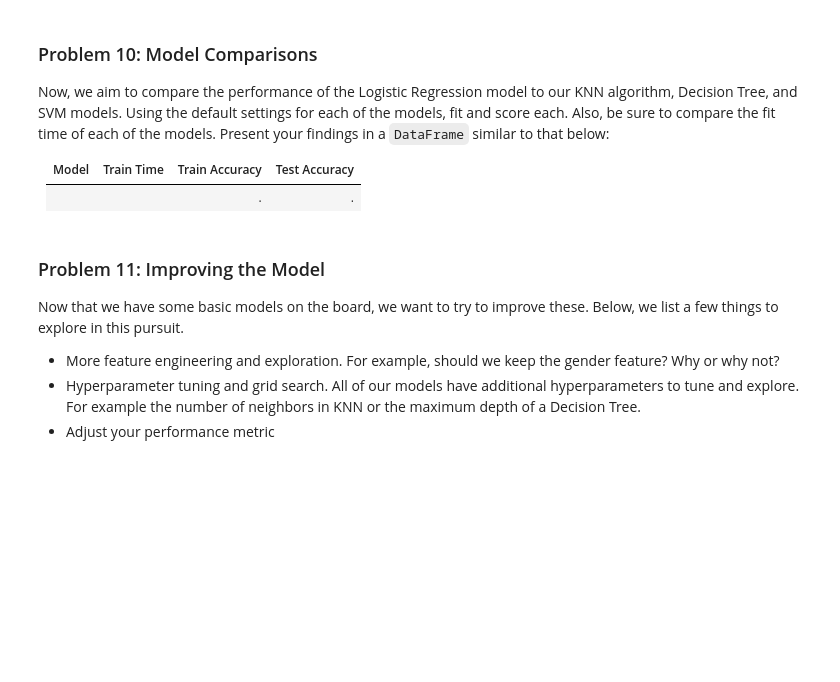
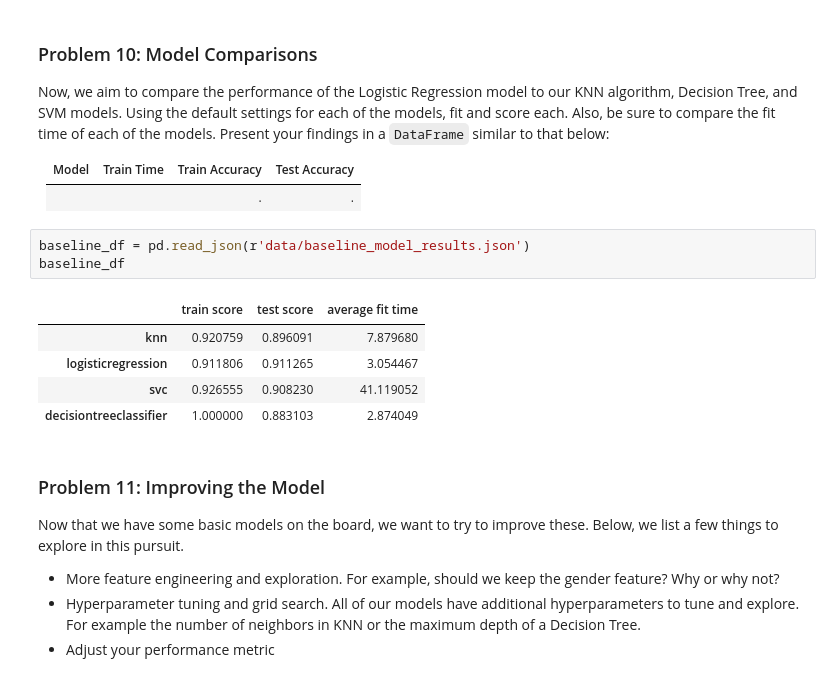
Before and after one commit to codemonkey1101/module-17, a Jupyter notebook: prompt_III.ipynb, the cells around one changed output. Saved outputs shown, nothing was run; the diff lists cells and outputs as text; blank space fills up the shorter version.

```diff
--- a/prompt_III.ipynb
+++ b/prompt_III.ipynb
@@ -137,6 +313,15 @@ Now, we aim to compare the performance of the Logistic Regression model to our K
 | Model | Train Time | Train Accuracy | Test Accuracy |
 | ----- | ---------- | -------------  | -----------   |
 |     |    |.     |.     |
+# %%
+baseline_df = pd.read_json(r'data/baseline_model_results.json')
+baseline_df
+# %% [output]
+|  | train score | test score | average fit time |
+| knn | 0.920759 | 0.896091 | 7.879680 |
+| logisticregression | 0.911806 | 0.911265 | 3.054467 |
+| svc | 0.926555 | 0.908230 | 41.119052 |
+| decisiontreeclassifier | 1.000000 | 0.883103 | 2.874049 |
 # %% [markdown]
 ### Problem 11: Improving the Model
 
```
Also changed, not shown: parts of 16 cells of this notebook, 1 other file.
